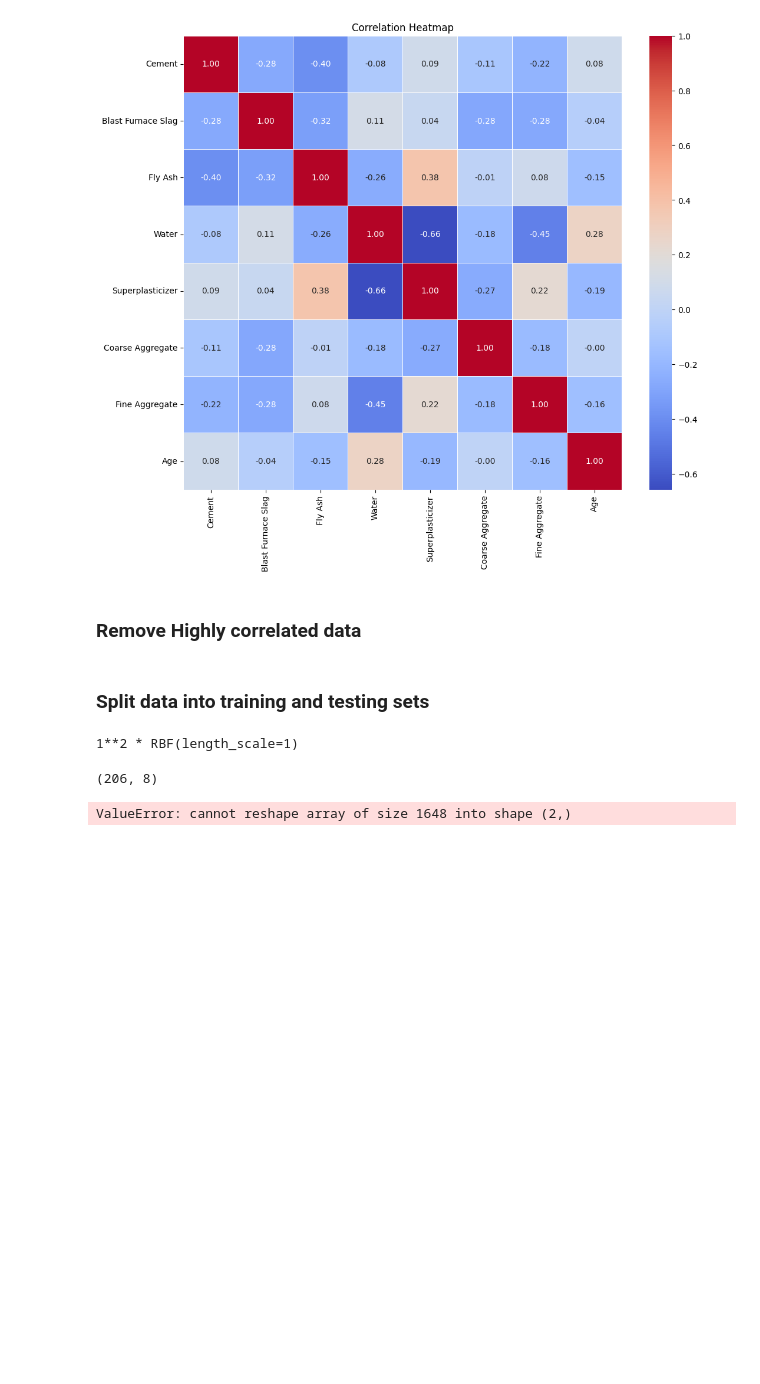
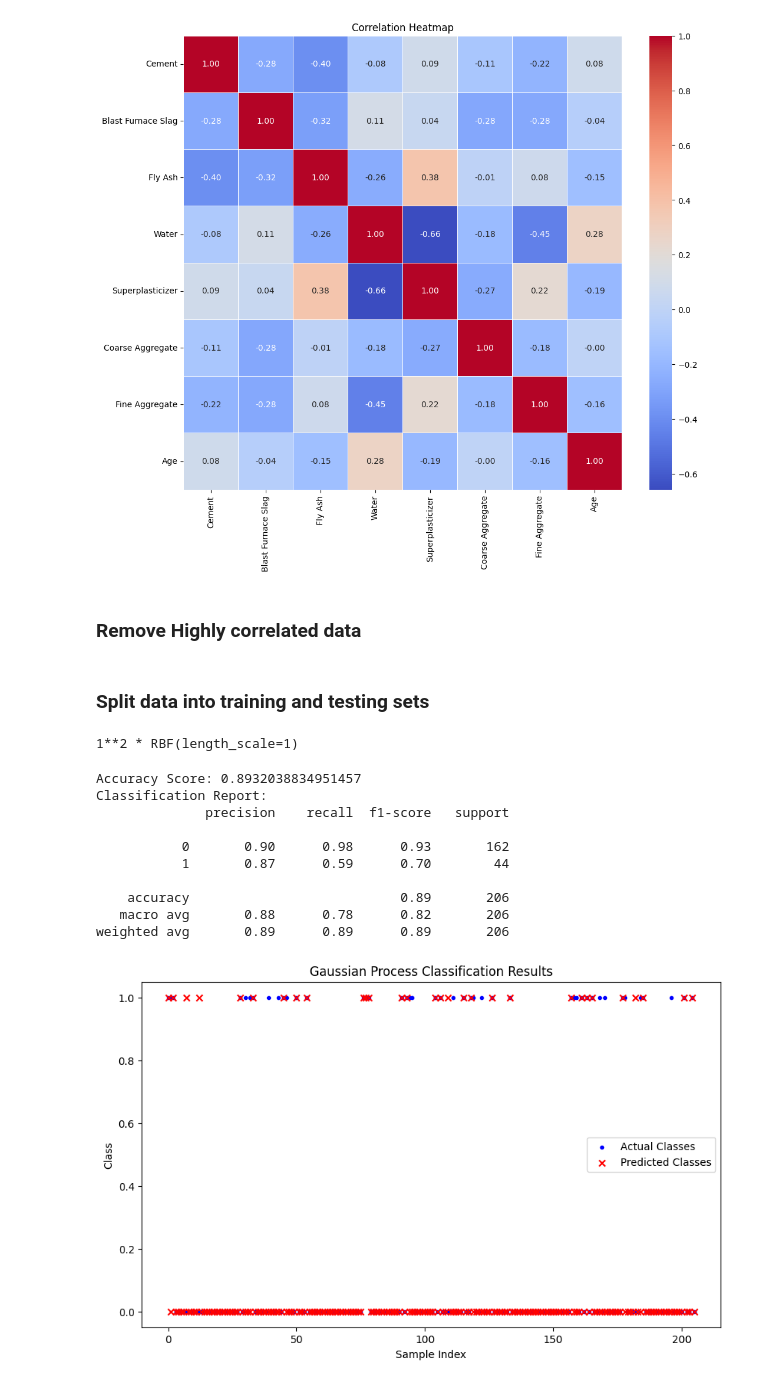
Before and after one commit to Suraj6E/ModelOptimization, a Jupyter notebook: GaussianClassification.ipynb, the cells around one changed output. Drawn from its saved outputs; the diff is of its cells as text; code cells hidden in the pictures; blank space fills up the shorter version.

```diff
--- a/GaussianClassification.ipynb
+++ b/GaussianClassification.ipynb
@@ -241,41 +241,46 @@ n_restarts_optimizer = 9
 # Train Gaussian Process
 gpc_model = GaussianProcessClassifier(kernel=kernel, n_restarts_optimizer=10, random_state=42)
 gpc_model.fit(X_train, y_train)
 
-X_test_copy = X_test.copy()
-X_test_copy.reset_index(drop=True, inplace=True)
+# X_test_copy = X_test.copy()
+# X_test_copy.reset_index(drop=True, inplace=True)
 
-y_test_copy = y_test.copy()
-y_test_copy.reset_index(drop=True, inplace=True)
+# y_test_copy = y_test.copy()
+# y_test_copy.reset_index(drop=True, inplace=True)
 
 
 # Make predictions on the test set
 y_pred = gpc_model.predict(X_test)
 
 # Evaluate the model using accuracy score and classification report
 accuracy = accuracy_score(y_test, y_pred)
 print(f"Accuracy Score: {accuracy}")
 
 print("Classification Report:")
 print(classification_report(y_test, y_pred))
 
 
 
 
 # Plot the classification results (if applicable based on the number of classes in y)
 # Example plot: scatter plot of predicted vs. actual classes
 plt.figure(figsize=(10, 6))
 plt.scatter(range(len(y_test)), y_test, c='blue', label='Actual Classes', marker='.')
 plt.scatter(range(len(y_pred)), y_pred, c='red', label='Predicted Classes', marker='x')
 plt.xlabel('Sample Index')
 plt.ylabel('Class')
 plt.title('Gaussian Process Classification Results')
 plt.legend()
 plt.show()
+# %% [output]
+Accuracy Score: 0.8932038834951457
+Classification Report:
+              precision    recall  f1-score   support
+
+           0       0.90      0.98      0.93       162
+           1       0.87      0.59      0.70        44
+
+    accuracy                           0.89       206
+   macro avg       0.88      0.78      0.82       206
+weighted avg       0.89      0.89      0.89       206
+[figure, added]
-# %%
-print(X_test.shape)
-
-Z = X_test.values.reshape(2)
-# %% [output]
-(206, 8)
-ValueError: cannot reshape array of size 1648 into shape (2,)
```
Also changed, not shown: parts of 4 cells of this notebook.
